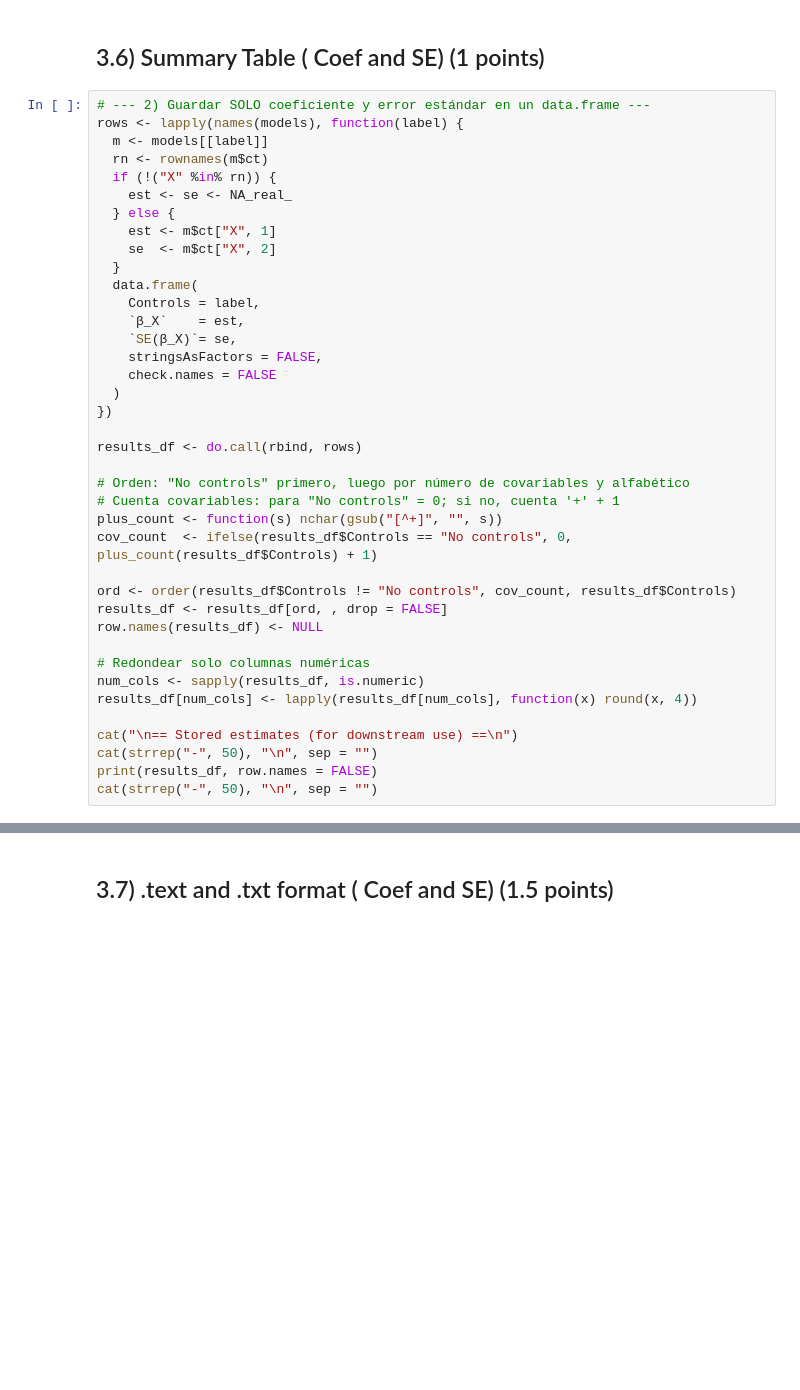
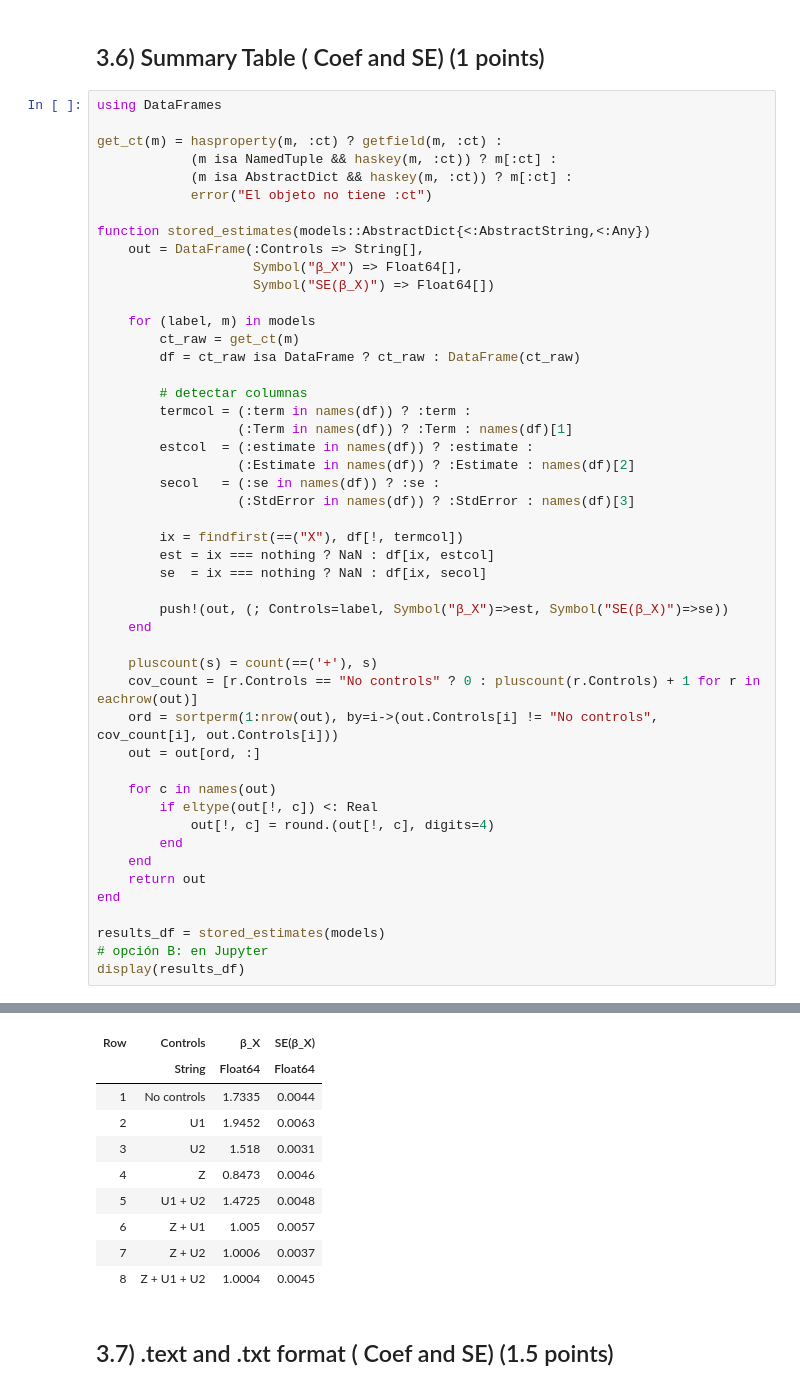
Before and after one commit to gsaco/DAGs_CausalML, a Jupyter notebook: Julia/Script/Julia.ipynb, the cells around one changed output, grey strips where cells are left out. Drawn from its saved outputs; the diff is of its cells as text; blank space fills up the shorter version.

```diff
--- a/Julia/Script/Julia.ipynb
+++ b/Julia/Script/Julia.ipynb
@@ -699,42 +742,51 @@ Z + U1 + U2              1.0004     0.0045 [0.9916, 1.0091]          0    0.936
 # %% [markdown]
 ## 3.6) Summary Table ( Coef and SE) (1 points)
 # %%
-# --- 2) Guardar SOLO coeficiente y error estándar en un data.frame ---
-rows <- lapply(names(models), function(label) {
-  m <- models[[label]]
-  rn <- rownames(m$ct)
-  if (!("X" %in% rn)) {
-    est <- se <- NA_real_
-  } else {
-    est <- m$ct["X", 1]
-    se  <- m$ct["X", 2]
-  }
-  data.frame(
-    Controls = label,
-    `β_X`    = est,
-    `SE(β_X)`= se,
-    stringsAsFactors = FALSE,
-    check.names = FALSE
-  )
-})
+using DataFrames
 
-results_df <- do.call(rbind, rows)
+get_ct(m) = hasproperty(m, :ct) ? getfield(m, :ct) :
+            (m isa NamedTuple && haskey(m, :ct)) ? m[:ct] :
+            (m isa AbstractDict && haskey(m, :ct)) ? m[:ct] :
+            error("El objeto no tiene :ct")
 
-# Orden: "No controls" primero, luego por número de covariables y alfabético
-# Cuenta covariables: para "No controls" = 0; si no, cuenta '+' + 1
-plus_count <- function(s) nchar(gsub("[^+]", "", s))
-cov_count  <- ifelse(results_df$Controls == "No controls", 0, plus_count(results_df$Controls) + 1)
+function stored_estimates(models::AbstractDict{<:AbstractString,<:Any})
+    out = DataFrame(:Controls => String[],
+                    Symbol("β_X") => Float64[],
+                    Symbol("SE(β_X)") => Float64[])
 
-ord <- order(results_df$Controls != "No controls", cov_count, results_df$Controls)
-results_df <- results_df[ord, , drop = FALSE]
-row.names(results_df) <- NULL
+    for (label, m) in models
+        ct_raw = get_ct(m)
+        df = ct_raw isa DataFrame ? ct_raw : DataFrame(ct_raw)
 
-# Redondear solo columnas numéricas
-num_cols <- sapply(results_df, is.numeric)
-results_df[num_cols] <- lapply(results_df[num_cols], function(x) round(x, 4))
+        # detectar columnas
+        termcol = (:term in names(df)) ? :term :
+                  (:Term in names(df)) ? :Term : names(df)[1]
+        estcol  = (:estimate in names(df)) ? :estimate :
+                  (:Estimate in names(df)) ? :Estimate : names(df)[2]
+        secol   = (:se in names(df)) ? :se :
+                  (:StdError in names(df)) ? :StdError : names(df)[3]
 
-cat("\n== Stored estimates (for downstream use) ==\n")
-cat(strrep("-", 50), "\n", sep = "")
-print(results_df, row.names = FALSE)
-cat(strrep("-", 50), "\n", sep = "")
+        ix = findfirst(==("X"), df[!, termcol])
+        est = ix === nothing ? NaN : df[ix, estcol]
+        se  = ix === nothing ? NaN : df[ix, secol]
+
+        push!(out, (; Controls=label, Symbol("β_X")=>est, Symbol("SE(β_X)")=>se))
+    end
+
+    pluscount(s) = count(==('+'), s)
+    cov_count = [r.Controls == "No controls" ? 0 : pluscount(r.Controls) + 1 for r in eachrow(out)]
+    ord = sortperm(1:nrow(out), by=i->(out.Controls[i] != "No controls", cov_count[i], out.Controls[i]))
+    out = out[ord, :]
+
+    for c in names(out)
+        if eltype(out[!, c]) <: Real
+            out[!, c] = round.(out[!, c], digits=4)
+        end
+    end
+    return out
+end
+
+results_df = stored_estimates(models)
+# opción B: en Jupyter
+display(results_df)
 # %% [output]
@@ -753,3 +794,13 @@ cat(strrep("-", 50), "\n", sep = "")
+| Row | Controls | β_X | SE(β_X) |
+|  | String | Float64 | Float64 |
+| 1 | No controls | 1.7335 | 0.0044 |
+| 2 | U1 | 1.9452 | 0.0063 |
+| 3 | U2 | 1.518 | 0.0031 |
+| 4 | Z | 0.8473 | 0.0046 |
+| 5 | U1 + U2 | 1.4725 | 0.0048 |
+| 6 | Z + U1 | 1.005 | 0.0057 |
+| 7 | Z + U2 | 1.0006 | 0.0037 |
+| 8 | Z + U1 + U2 | 1.0004 | 0.0045 |
 # %% [markdown]
 ## 3.7) .text and .txt format ( Coef and SE) (1.5 points)
 # %%
```
Also changed, not shown: parts of 13 cells of this notebook, 12 other files.
